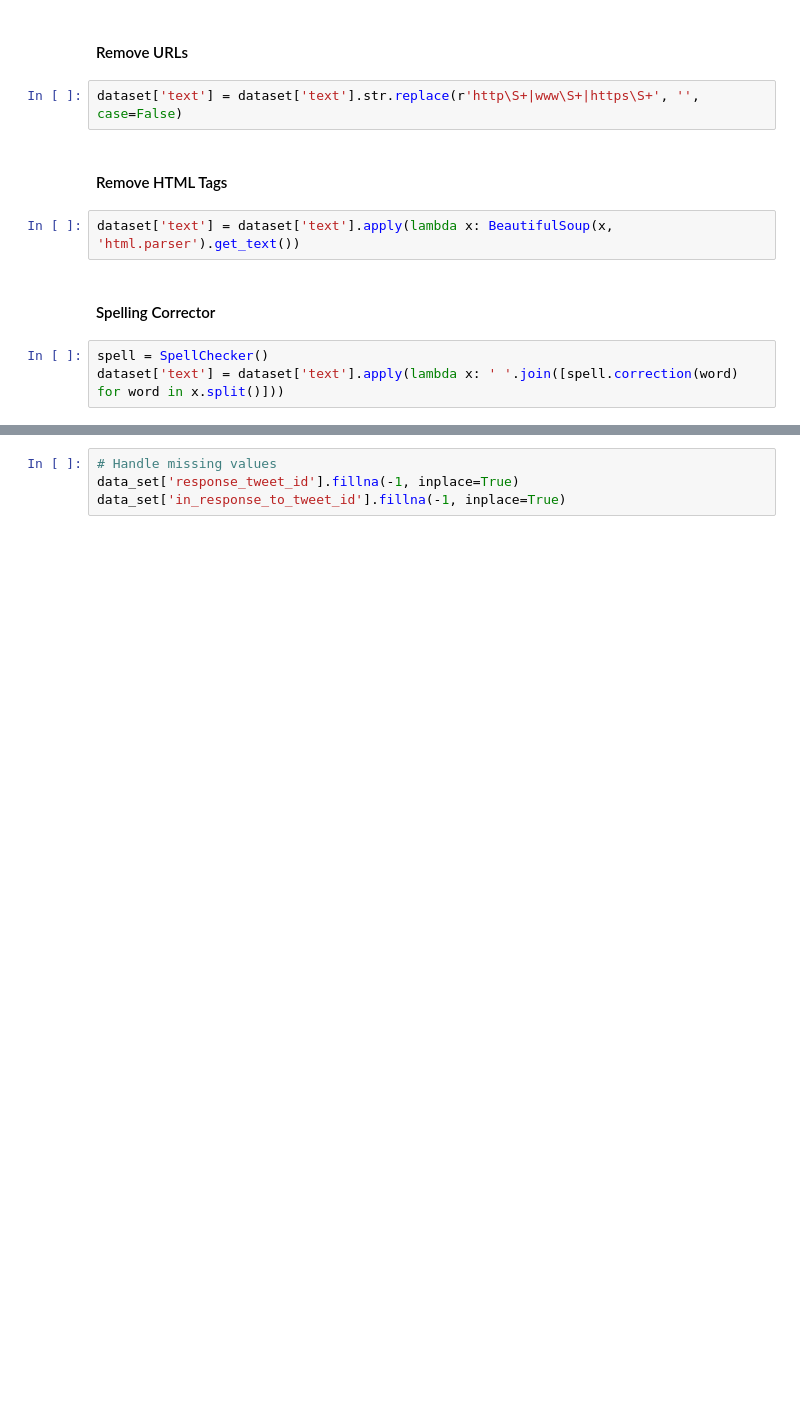
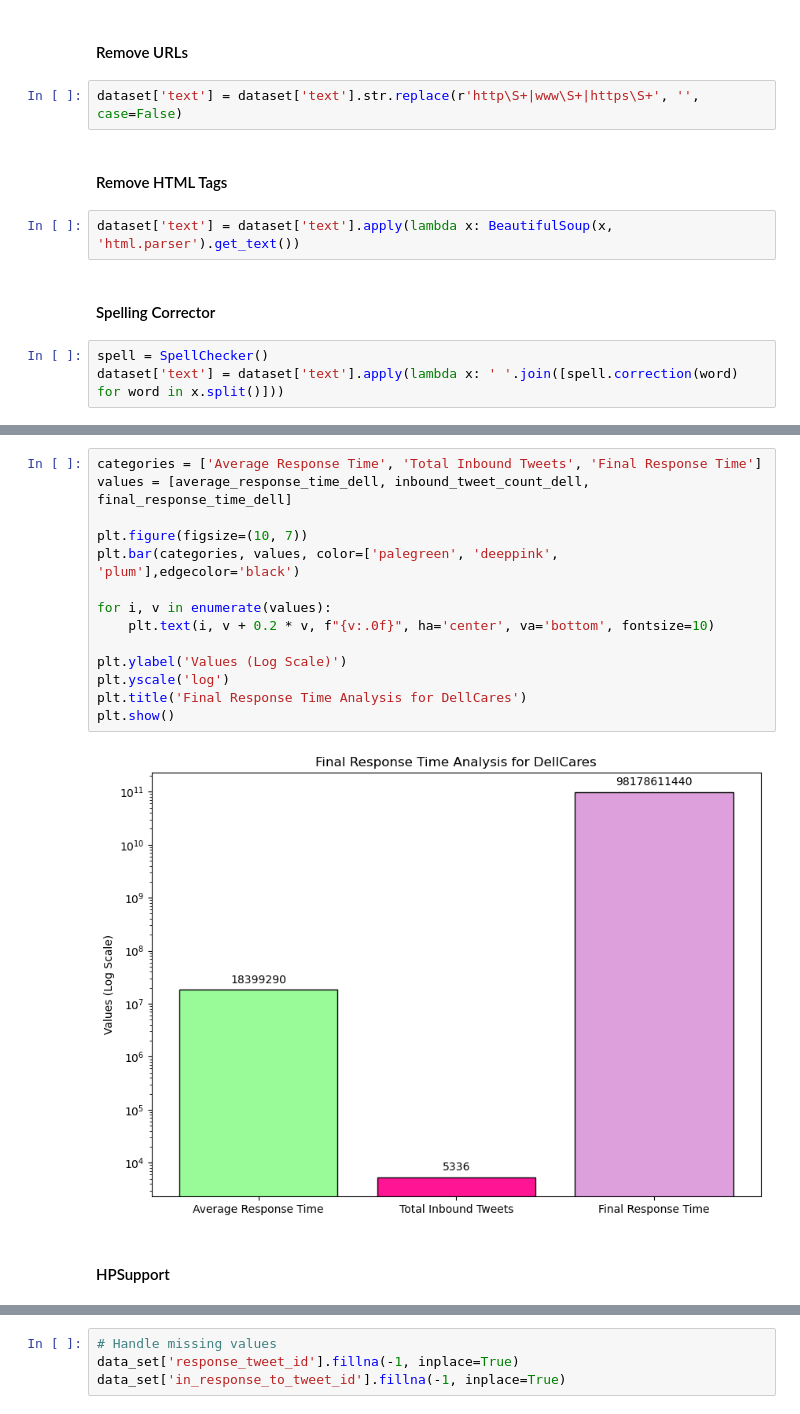
Before and after one commit to efloresz/Data-NotebookEF, a Jupyter notebook: FloresPortfolio .ipynb, the cells around one changed output, grey strips where cells are left out. Drawn from its saved outputs; the diff is of its cells as text; blank space fills up the shorter version.

```diff
--- a/FloresPortfolio .ipynb
+++ b/FloresPortfolio .ipynb
@@ -215,0 +539,18 @@ American Airlines and Delta
+# %%
+categories = ['Average Response Time', 'Total Inbound Tweets', 'Final Response Time']
+values = [average_response_time_dell, inbound_tweet_count_dell, final_response_time_dell]
+
+plt.figure(figsize=(10, 7))
+plt.bar(categories, values, color=['palegreen', 'deeppink', 'plum'],edgecolor='black')
+
+for i, v in enumerate(values):
+    plt.text(i, v + 0.2 * v, f"{v:.0f}", ha='center', va='bottom', fontsize=10)
+
+plt.ylabel('Values (Log Scale)')
+plt.yscale('log')
+plt.title('Final Response Time Analysis for DellCares')
+plt.show()
+# %% [output]
+[figure, added]
+# %% [markdown]
+#### HPSupport
```
Also changed, not shown: parts of 152 cells of this notebook.
